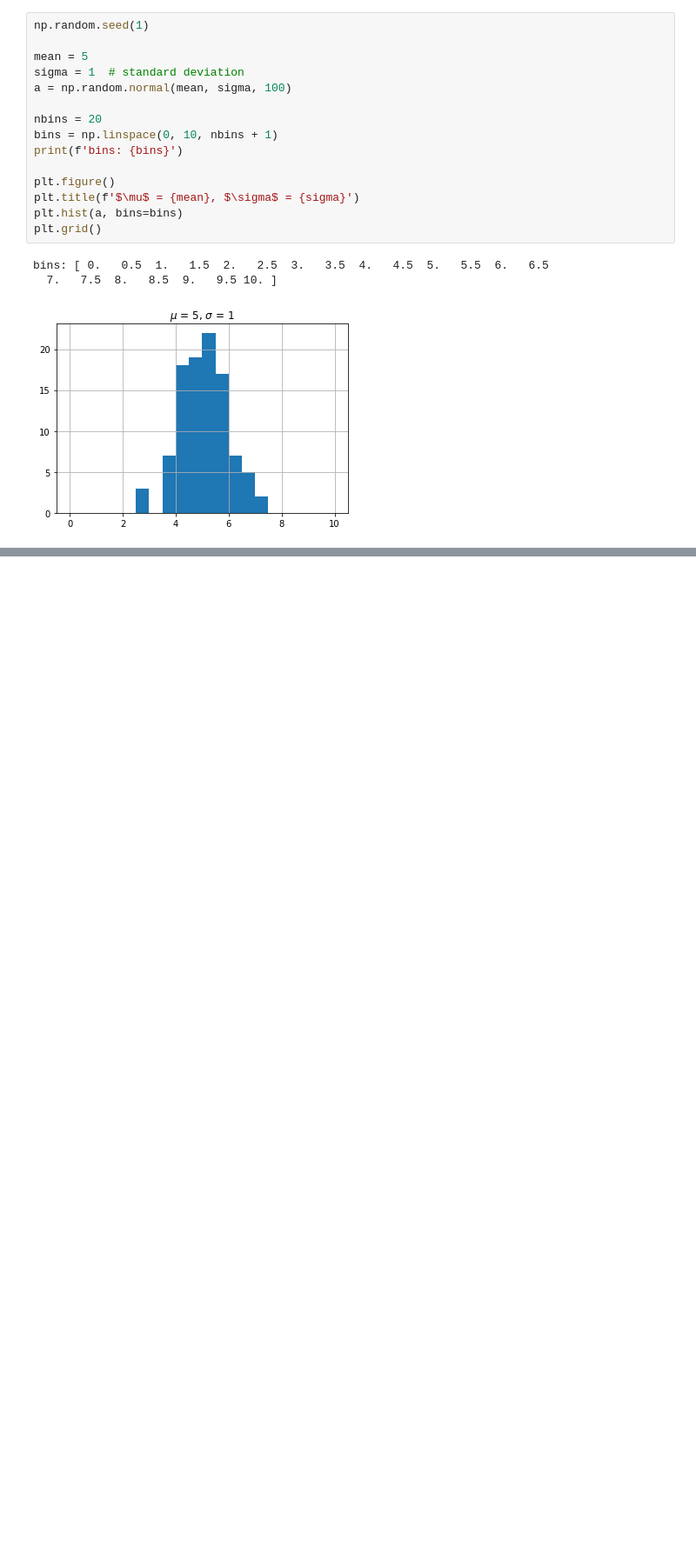
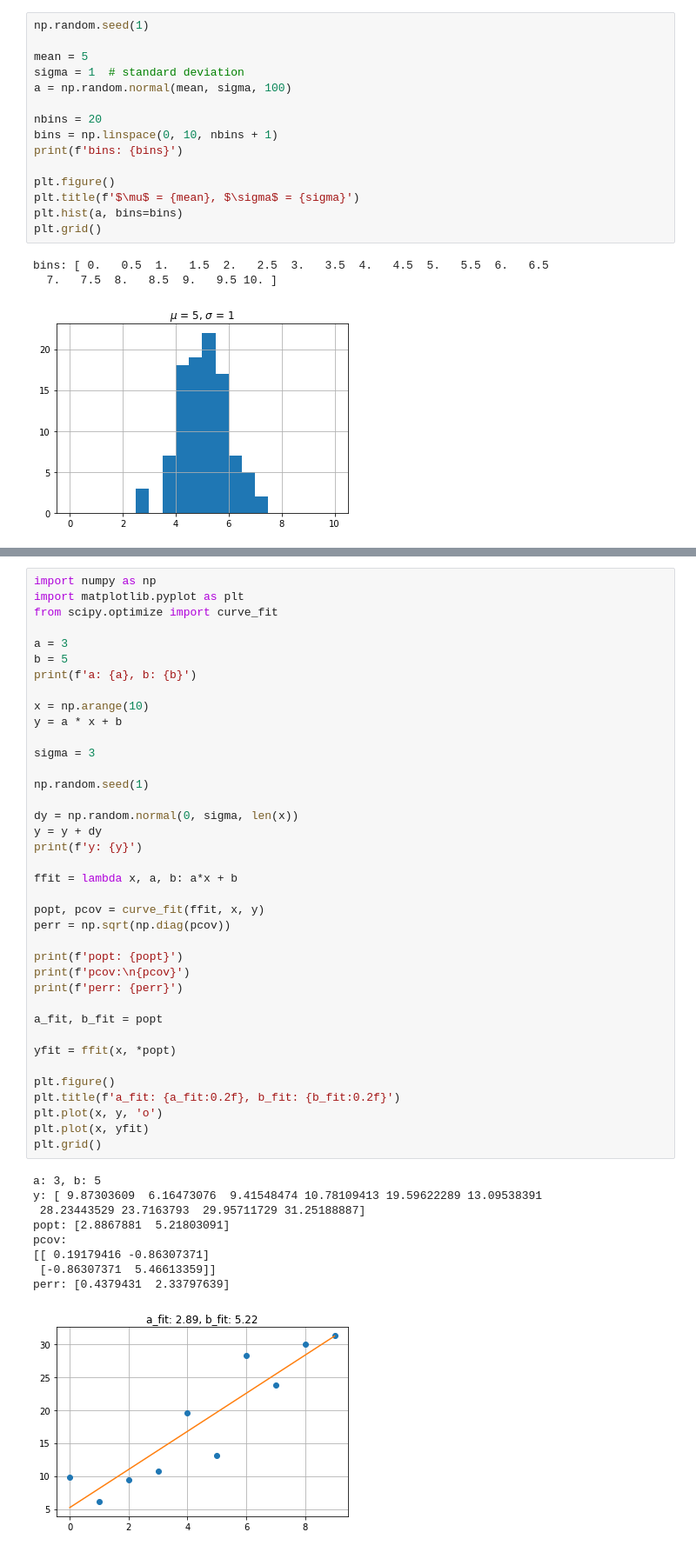
Before and after one commit to sandra-biology/Data-Analytics-A, a Jupyter notebook: stat.ipynb, the cells around one changed output, grey strips where cells are left out. Shown: that part at 87% size. Saved outputs shown, nothing was run; the diff lists cells and outputs as text; blank space fills up the shorter version.

```diff
--- a/stat.ipynb
+++ b/stat.ipynb
@@ -75,0 +147,48 @@ bins: [ 0.   0.5  1.   1.5  2.   2.5  3.   3.5  4.   4.5  5.   5.5  6.   6.5
+# %%
+import numpy as np
+import matplotlib.pyplot as plt
+from scipy.optimize import curve_fit
+
+a = 3
+b = 5
+print(f'a: {a}, b: {b}')
+
+x = np.arange(10)
+y = a * x + b
+
+sigma = 3
+
+np.random.seed(1)
+
+dy = np.random.normal(0, sigma, len(x))
+y = y + dy
+print(f'y: {y}')
+
+ffit = lambda x, a, b: a*x + b
+
+popt, pcov = curve_fit(ffit, x, y)
+perr = np.sqrt(np.diag(pcov))
+
+print(f'popt: {popt}')
+print(f'pcov:\n{pcov}')
+print(f'perr: {perr}')
+
+a_fit, b_fit = popt
+
+yfit = ffit(x, *popt)
+
+plt.figure()
+plt.title(f'a_fit: {a_fit:0.2f}, b_fit: {b_fit:0.2f}')
+plt.plot(x, y, 'o')
+plt.plot(x, yfit)
+plt.grid()
+# %% [output]
+a: 3, b: 5
+y: [ 9.87303609  6.16473076  9.41548474 10.78109413 19.59622289 13.09538391
+ 28.23443529 23.7163793  29.95711729 31.25188887]
+popt: [2.8867881  5.21803091]
+pcov:
+[[ 0.19179416 -0.86307371]
+ [-0.86307371  5.46613359]]
+perr: [0.4379431  2.33797639]
+[figure, added]
```
Also changed, not shown: parts of 3 cells of this notebook.
